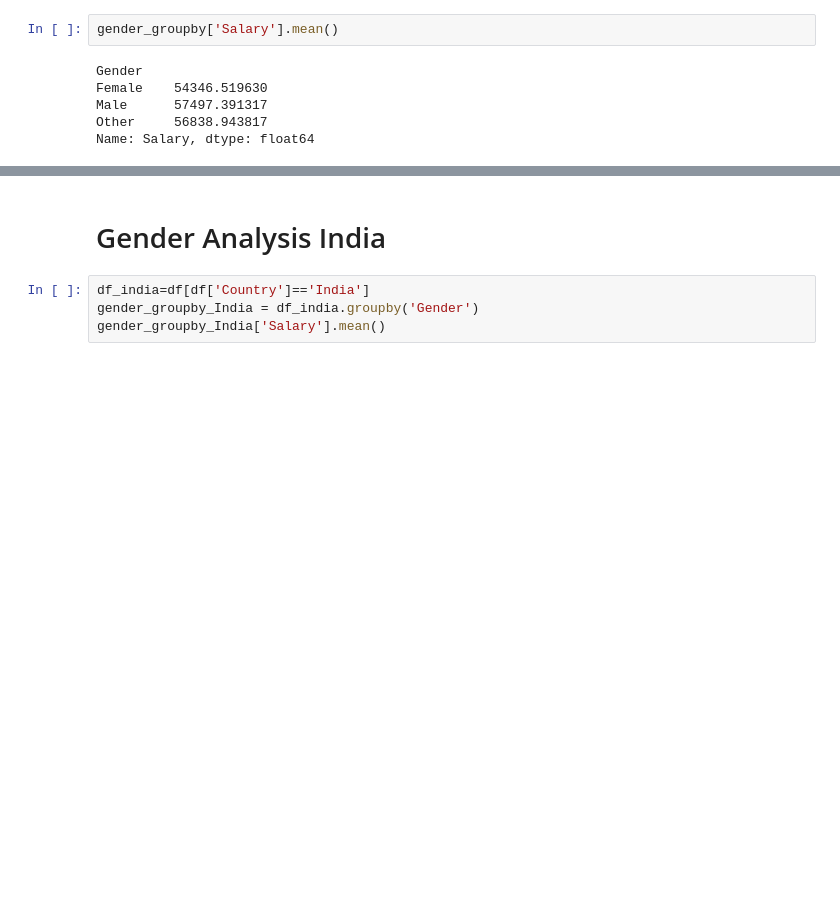
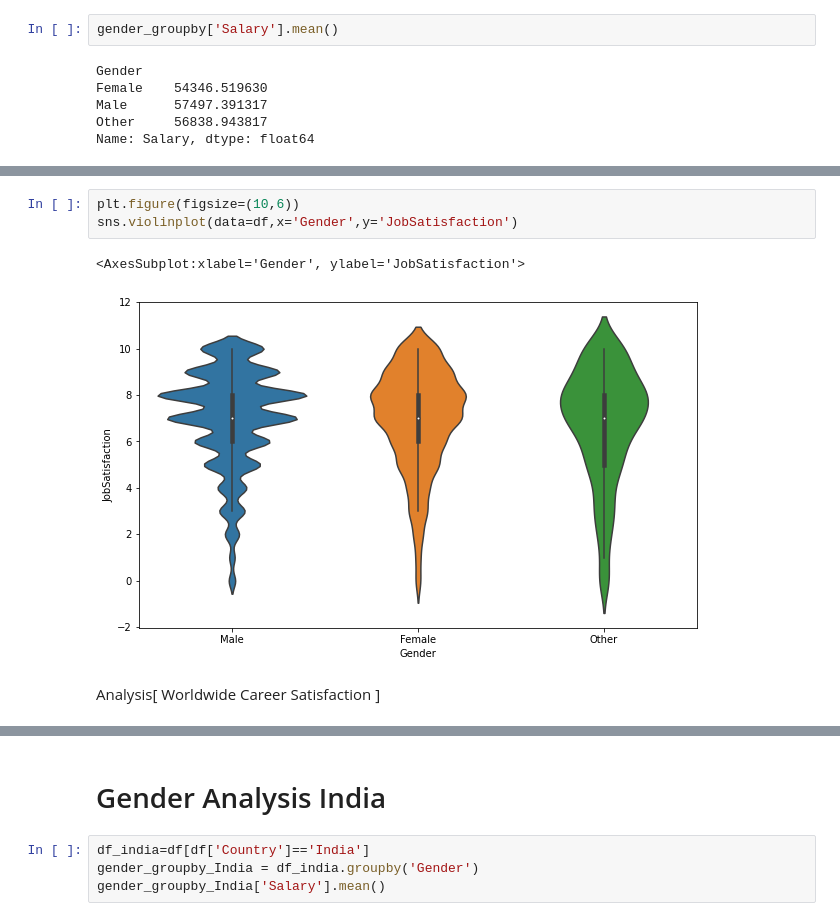
Before and after one commit to g-4-gagan/Developer-data-analysis, a Jupyter notebook: 3.Gender_Column_Analysis.ipynb, the cells around one changed output, grey strips where cells are left out. Drawn from its saved outputs; the diff is of its cells as text; blank space fills up the shorter version.

```diff
--- a/3.Gender_Column_Analysis.ipynb
+++ b/3.Gender_Column_Analysis.ipynb
@@ -74 +104,9 @@ Text(0.5, 1.0, 'COUNT PLOT : JOB SATISFACTION')
 [figure]
+# %%
+plt.figure(figsize=(10,6))
+sns.violinplot(data=df,x='Gender',y='JobSatisfaction')
+# %% [output]
+<AxesSubplot:xlabel='Gender', ylabel='JobSatisfaction'>
+[figure, added]
+# %% [markdown]
+Analysis[ Worldwide Career Satisfaction ]
```
Also changed, not shown: parts of 26 cells of this notebook, 1 other file.
